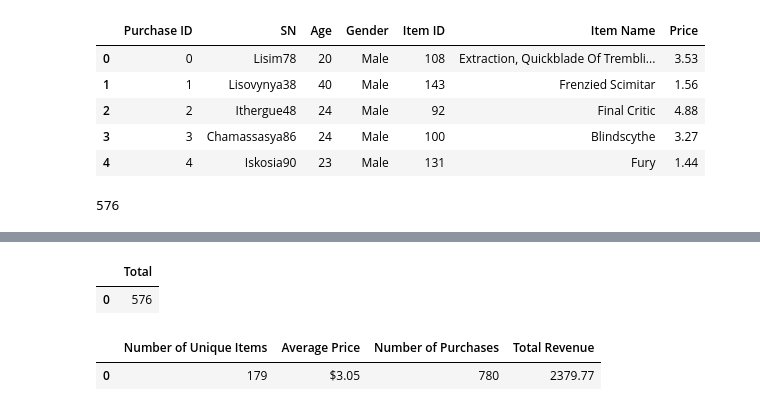
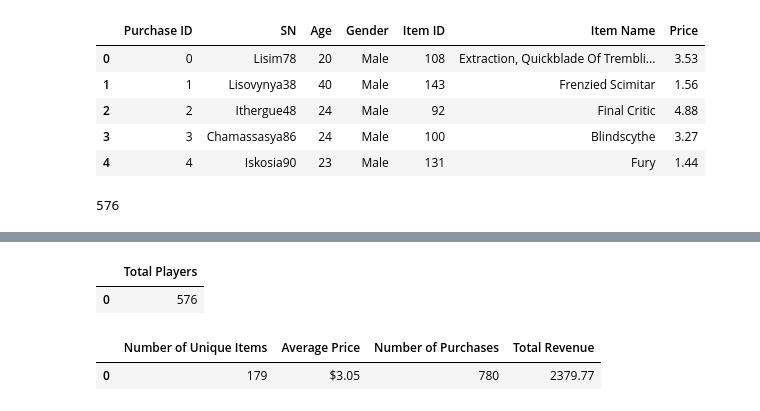
Before and after one commit to brookecrofts/BCHomework, a Jupyter notebook: pandas-challenge/HeroesOfPymoli/purchasecode.ipynb, the cells around one changed output, grey strips where cells are left out. Saved outputs shown, nothing was run; the diff lists cells and outputs as text; code cells hidden in the pictures.

```diff
--- a/pandas-challenge/HeroesOfPymoli/purchasecode.ipynb
+++ b/pandas-challenge/HeroesOfPymoli/purchasecode.ipynb
@@ -62,17 +22,9 @@ array(['Lisim78', 'Lisovynya38', 'Ithergue48', 'Chamassasya86',
-# %%
-# data={
-#   'Total': player_number
-#   }
-# player_summary=pd.DataFrame(data, index=[0])
-data={
-    'Total': [player_number]
-    }
-player_summary=pd.DataFrame(data)
-# player_summary=pd.DataFrame({"Total Players": [player_number]})
-player_summary
-# %% [output]
-|  | Total |
-| 0 | 576 |
+# %%
+player_summary=pd.DataFrame({"Total Players": [player_number]})
+player_summary
+# %% [output]
+|  | Total Players |
+| 0 | 576 |
 # %%
 item_count = len(purchase_df["Item ID"].unique())
 num_purchases = purchase_df["Item ID"].count()
```
Also changed, not shown: parts of 10 cells of this notebook.
